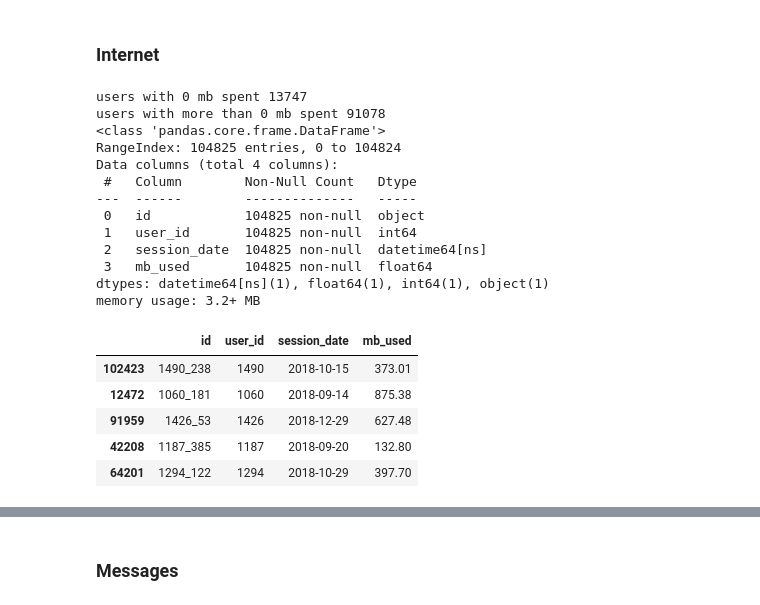
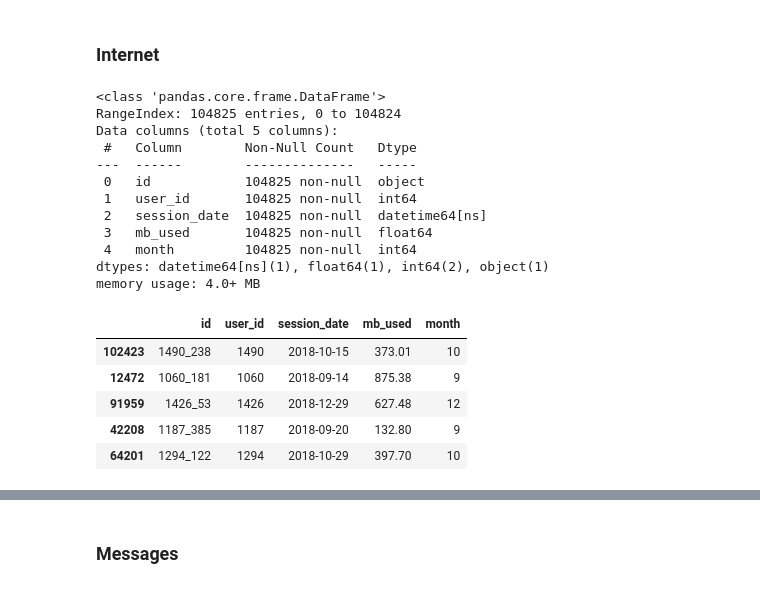
Before and after one commit to makstheimba/data-science-project-3, a Jupyter notebook: main.ipynb, the cells around one changed output, grey strips where cells are left out. Cells and saved outputs as stored; diff of their text form; code cells hidden in the pictures.

```diff
--- a/main.ipynb
+++ b/main.ipynb
@@ -77,30 +93,26 @@ calls_by_user
 ### Internet
 # %%
 internet_df['session_date'] = pd.to_datetime(internet_df['session_date'], format='%Y-%m-%d')
-
-# count 0 values in mb_used column
-print(f"users with 0 mb spent {internet_df.query('mb_used == 0')['mb_used'].count()}")
-print(f"users with more than 0 mb spent {internet_df.query('mb_used != 0')['mb_used'].count()}")
+internet_df['month'] = internet_df['session_date'].dt.month
 
 internet_df.info()
 internet_df.sample(5, random_state=42)
 # %% [output]
-users with 0 mb spent 13747
-users with more than 0 mb spent 91078
 <class 'pandas.core.frame.DataFrame'>
 RangeIndex: 104825 entries, 0 to 104824
-Data columns (total 4 columns):
+Data columns (total 5 columns):
  #   Column        Non-Null Count   Dtype
 ---  ------        --------------   -----
  0   id            104825 non-null  object
  1   user_id       104825 non-null  int64
  2   session_date  104825 non-null  datetime64[ns]
  3   mb_used       104825 non-null  float64
-dtypes: datetime64[ns](1), float64(1), int64(1), object(1)
-memory usage: 3.2+ MB
+ 4   month         104825 non-null  int64
+dtypes: datetime64[ns](1), float64(1), int64(2), object(1)
+memory usage: 4.0+ MB
-|  | id | user_id | session_date | mb_used |
-| 102423 | 1490_238 | 1490 | 2018-10-15 | 373.01 |
-| 12472 | 1060_181 | 1060 | 2018-09-14 | 875.38 |
-| 91959 | 1426_53 | 1426 | 2018-12-29 | 627.48 |
-| 42208 | 1187_385 | 1187 | 2018-09-20 | 132.80 |
-| 64201 | 1294_122 | 1294 | 2018-10-29 | 397.70 |
+|  | id | user_id | session_date | mb_used | month |
+| 102423 | 1490_238 | 1490 | 2018-10-15 | 373.01 | 10 |
+| 12472 | 1060_181 | 1060 | 2018-09-14 | 875.38 | 9 |
+| 91959 | 1426_53 | 1426 | 2018-12-29 | 627.48 | 12 |
+| 42208 | 1187_385 | 1187 | 2018-09-20 | 132.80 | 9 |
+| 64201 | 1294_122 | 1294 | 2018-10-29 | 397.70 | 10 |
```
Also changed, not shown: parts of 10 cells of this notebook.
